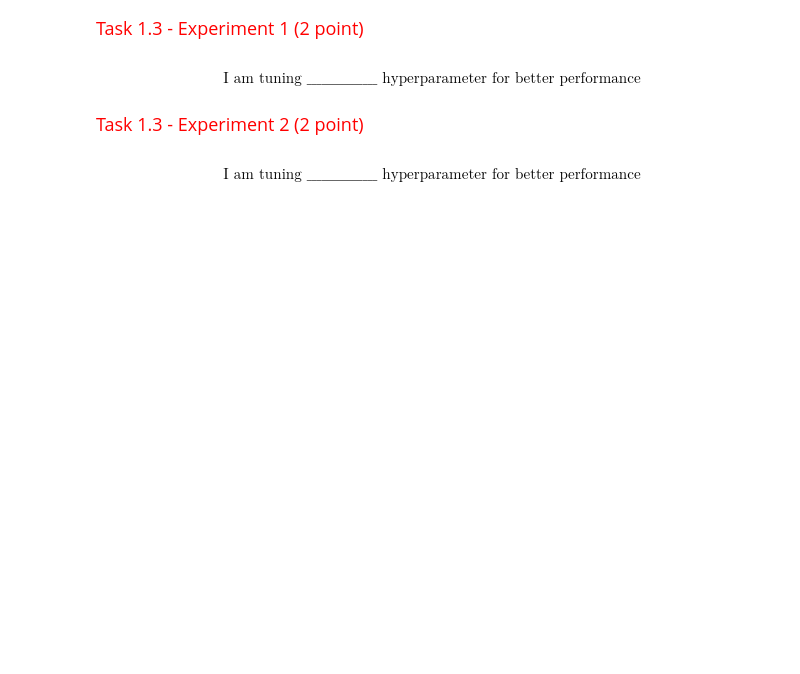
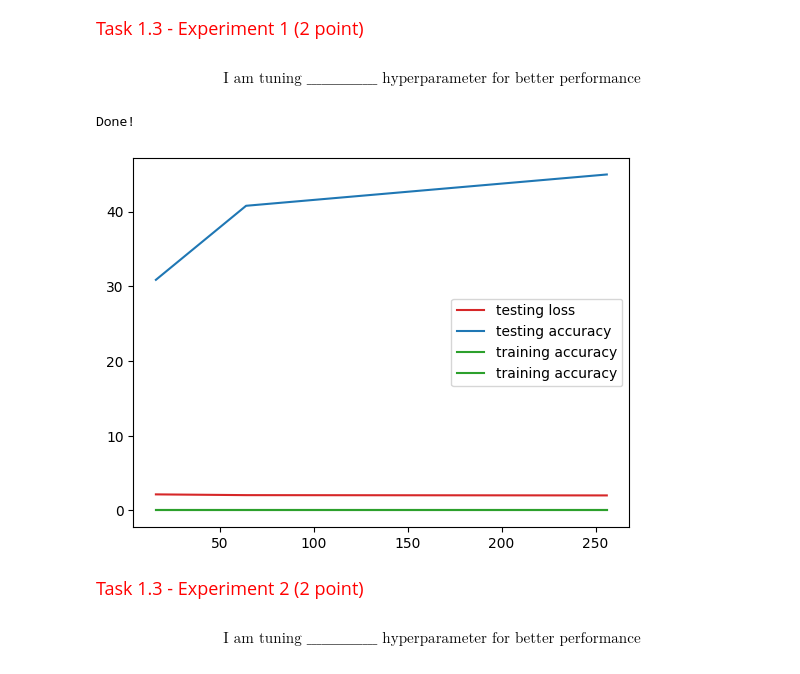
Before and after one commit to karan-mudaliar/Deep-Learning, a Jupyter notebook: HW2_2_CIFAR10Classifier.ipynb, the cells around one changed output. Drawn from its saved outputs; the diff is of its cells as text; code cells hidden in the pictures; blank space fills up the shorter version.

```diff
--- a/HW2_2_CIFAR10Classifier.ipynb
+++ b/HW2_2_CIFAR10Classifier.ipynb
@@ -106,6 +135,7 @@ Let's create an instance of `CIFAR10Classifier` and move it to the device. After
 
 4. Remember to record your ultimate choices for each variable that contribute to achieving the best performance for your `CIFAR10Classifier`. To receive full credit for this assignment, your model should attain a classification accuracy of over 50% on the test set.
 # %%
+from torch.nn.modules.loss import BCELoss
 model = CIFAR10Classifier().to(device)
 model.requires_grad_(True)
 
@@ -113,11 +143,11 @@ model.requires_grad_(True)
 # TODO: Complete the following variables as instructed earlier
 ########################################################################
 
-learning_rate = None
-batch_size = None
-epochs = None
-loss_fn = None
-optimizer = None
+learning_rate = 1e-3
+batch_size = 128
+epochs = 15
+loss_fn = nn.CrossEntropyLoss()
+optimizer = torch.optim.Adam(model.parameters(), lr=learning_rate)
 
 ########################################################################
 #                             END OF YOUR CODE                         #
@@ -250,12 +303,58 @@ $$\text{I am tuning ______________ hyperparameter for better performance}$$
 # %%
 ############################################################################
 # TODO: Implement your code here
 ############################################################################
-raise NotImplementedError
+learning_rate = 1e-3
+batch_size = [16, 64, 256]
+epochs = 15
+momentum = 0.9
+weight_decay = 1e-3
+dampening = 0.999
+
+# Train and Test
+test_accs = []
+test_losses = []
+training_accs = []
+for size in batch_size: #Would change this to reflect whatever hyperparameter you would be testing
+    # Model
+    model = CIFAR10Classifier().to(device)
+    model.requires_grad_(True)
+    # Optimizer
+    optimizer = torch.optim.SGD(model.parameters(),
+                            lr = learning_rate,
+                            betas=(momentum, dampening),
+                            weight_decay = weight_decay)
+    # Loss Func
+    loss_fn = nn.CrossEntropyLoss()
+    # Dataloaders
+    train_dataloader = DataLoader(train_data, batch_size=size)
+    test_dataloader = DataLoader(test_data, batch_size=size)
+    final_train_acc = 0
+    final_test_acc = 0
+    final_test_loss = 0
+    for t in range(epochs):
+        # print(f"Currently running epoch {t+1}")
+        training_acc = train_loop(train_dataloader, model, loss_fn, optimizer, print_log=False)
+        testing_acc, test_loss =  test_loop(test_dataloader, model, loss_fn, print_log=False)
+        final_test_acc = testing_acc
+        final_test_loss = test_loss
+        final_train_acc = training_acc
+    test_accs.append(final_test_acc)
+    test_losses.append(final_test_loss)
+    training_accs.append(final_train_acc)
+plt.plot(batch_size,test_losses, color ='tab:red', label='testing loss')
+plt.plot(batch_size,test_accs, color ='tab:blue', label='testing accuracy')
+plt.plot(batch_size,training_accs, color ='tab:green', label='training accuracy')
+plt.legend()
+print("Done!")
+
 
 ############################################################################
 #                             END OF YOUR CODE                             #
 ############################################################################
+# %% [output]
+Done!
+[figure, added]
 # %% [markdown]
 <font size='4' color='Red'>Task 1.3 - Experiment 2 (2 point)</font>
 # %% [markdown]
```
Also changed, not shown: parts of 10 cells of this notebook.
